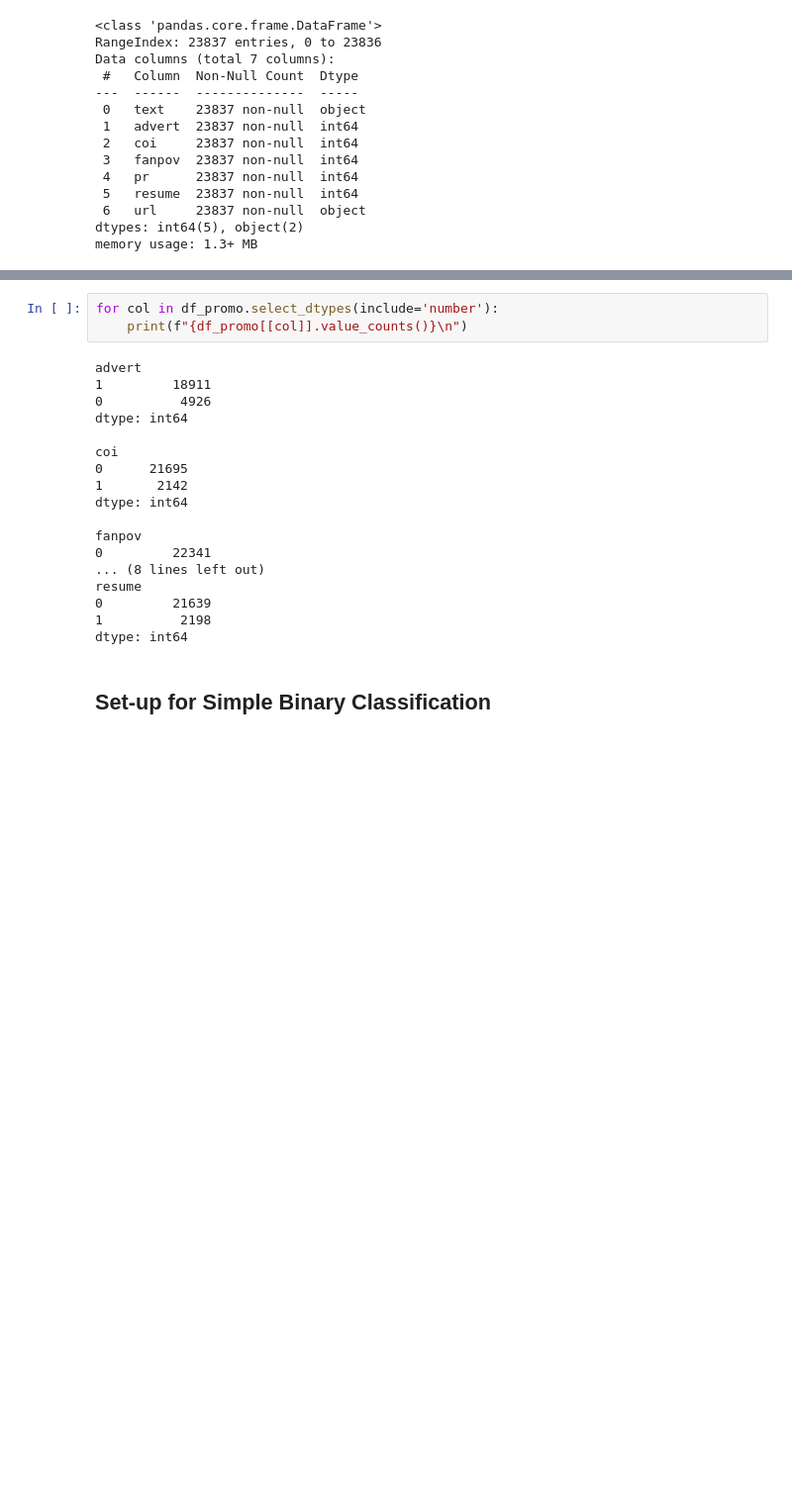
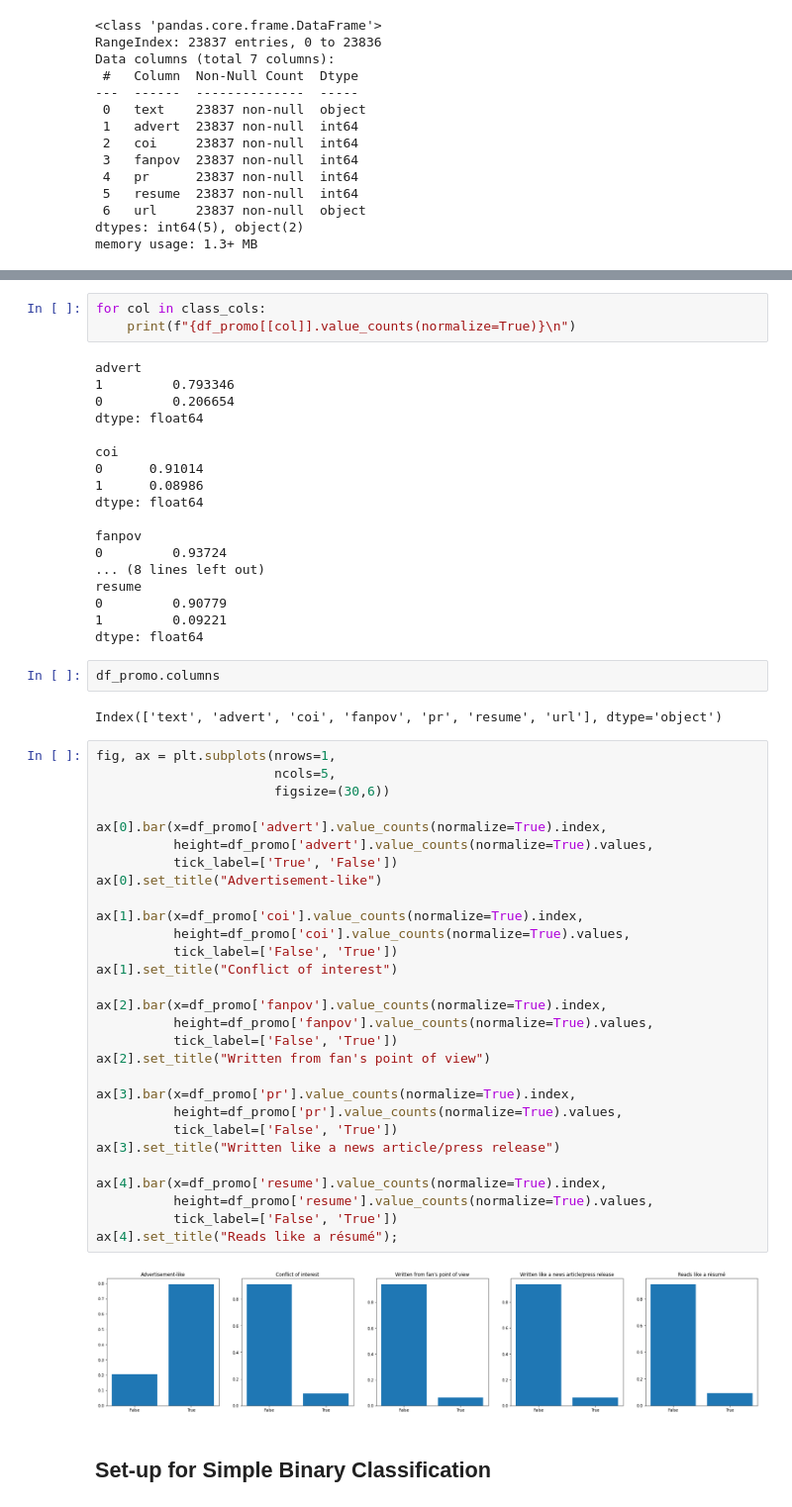
Before and after one commit to toastdeini/Wikipedia-article-quality, a Jupyter notebook: prep/EDA - Binary.ipynb, the cells around one changed output, grey strips where cells are left out. Shown at 99% size. Saved outputs shown, nothing was run; the diff lists cells and outputs as text; blank space fills up the shorter version.

Commit message:
Function working - value counts graphs for multiclass

```diff
--- a/prep/EDA - Binary.ipynb
+++ b/prep/EDA - Binary.ipynb
@@ -95,24 +103,59 @@ memory usage: 1.3+ MB
 # %%
-for col in df_promo.select_dtypes(include='number'):
-    print(f"{df_promo[[col]].value_counts()}\n")
+for col in class_cols:
+    print(f"{df_promo[[col]].value_counts(normalize=True)}\n")
 # %% [output]
 advert
-1         18911
-0          4926
-dtype: int64
+1         0.793346
+0         0.206654
+dtype: float64
 
 coi
-0      21695
-1       2142
-dtype: int64
+0      0.91014
+1      0.08986
+dtype: float64
 
 fanpov
-0         22341
+0         0.93724
 ... (8 lines left out)
 resume
-0         21639
-1          2198
-dtype: int64
+0         0.90779
+1         0.09221
+dtype: float64
+# %%
+df_promo.columns
+# %% [output]
+Index(['text', 'advert', 'coi', 'fanpov', 'pr', 'resume', 'url'], dtype='object')
+# %%
+fig, ax = plt.subplots(nrows=1,
+                       ncols=5,
+                       figsize=(30,6))
+
+ax[0].bar(x=df_promo['advert'].value_counts(normalize=True).index,
+          height=df_promo['advert'].value_counts(normalize=True).values,
+          tick_label=['True', 'False'])
+ax[0].set_title("Advertisement-like")
+
+ax[1].bar(x=df_promo['coi'].value_counts(normalize=True).index,
+          height=df_promo['coi'].value_counts(normalize=True).values,
+          tick_label=['False', 'True'])
+ax[1].set_title("Conflict of interest")
+
+ax[2].bar(x=df_promo['fanpov'].value_counts(normalize=True).index,
+          height=df_promo['fanpov'].value_counts(normalize=True).values,
+          tick_label=['False', 'True'])
+ax[2].set_title("Written from fan's point of view")
+
+ax[3].bar(x=df_promo['pr'].value_counts(normalize=True).index,
+          height=df_promo['pr'].value_counts(normalize=True).values,
+          tick_label=['False', 'True'])
+ax[3].set_title("Written like a news article/press release")
+
+ax[4].bar(x=df_promo['resume'].value_counts(normalize=True).index,
+          height=df_promo['resume'].value_counts(normalize=True).values,
+          tick_label=['False', 'True'])
+ax[4].set_title("Reads like a résumé");
+# %% [output]
+[figure, added]
 # %% [markdown]
 ## Set-up for Simple Binary Classification
 # %%
```
Also changed, not shown: parts of 6 cells of this notebook.
